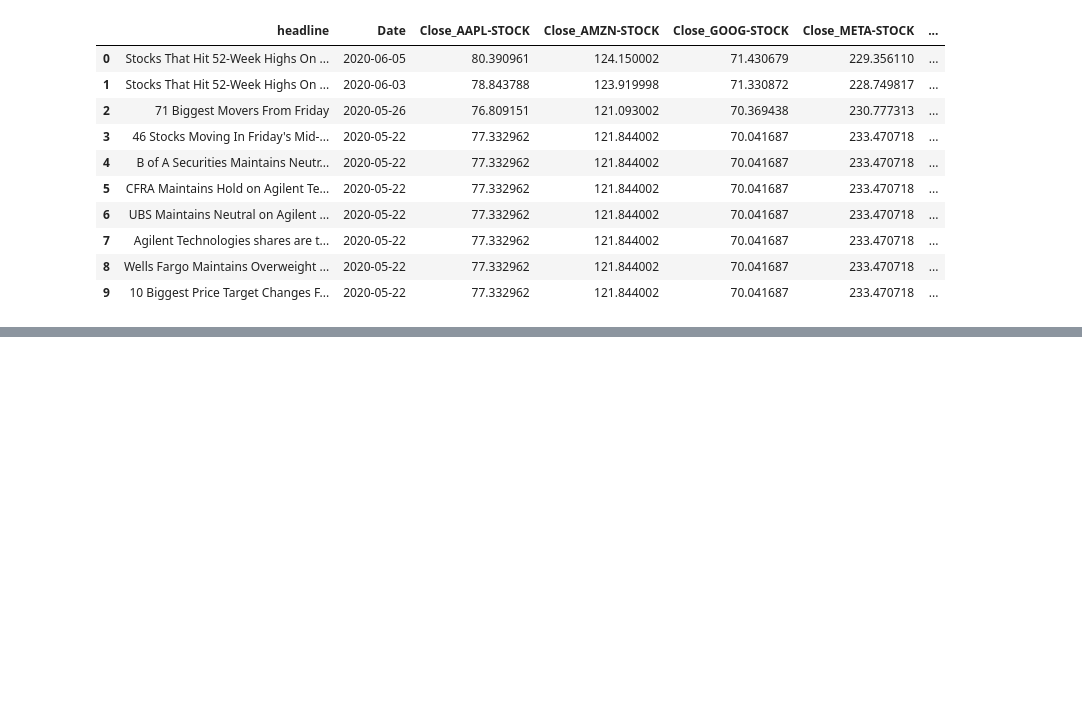
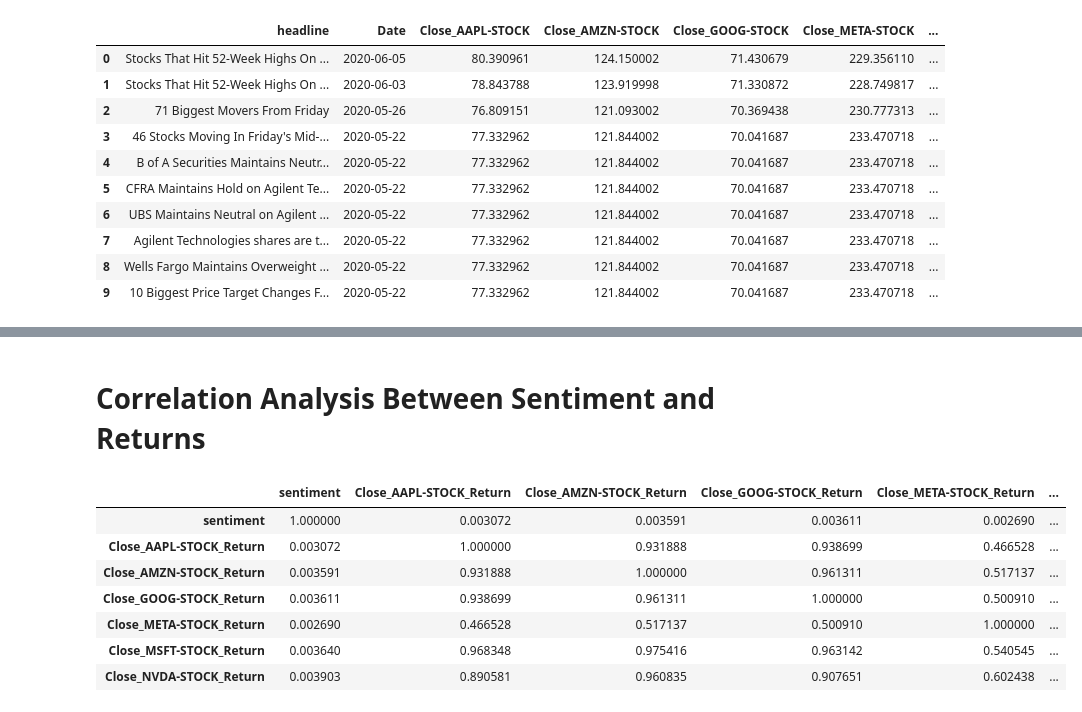
Before and after one commit to Aryam-21/Financial-News-and-Stock-Price-Analysis, a Jupyter notebook: notebooks/stock_analysis.ipynb, the cells around one changed output, grey strips where cells are left out. Cells and saved outputs as stored; diff of their text form; code cells hidden in the pictures; blank space fills up the shorter version.

```diff
--- a/notebooks/stock_analysis.ipynb
+++ b/notebooks/stock_analysis.ipynb
@@ -113,0 +112,15 @@ merged.head(10)
+# %% [markdown]
+# Correlation Analysis Between Sentiment and Returns
+# %%
+return_col = [f'{col}_Return' for col in stock_cols]
+correlation = merged[['sentiment'] + return_col].corr()
+correlation
+# %% [output]
+|  | sentiment | Close_AAPL-STOCK_Return | Close_AMZN-STOCK_Return | Close_GOOG-STOCK_Return | Close_META-STOCK_Return | ... |
+| sentiment | 1.000000 | 0.003072 | 0.003591 | 0.003611 | 0.002690 | ... |
+| Close_AAPL-STOCK_Return | 0.003072 | 1.000000 | 0.931888 | 0.938699 | 0.466528 | ... |
+| Close_AMZN-STOCK_Return | 0.003591 | 0.931888 | 1.000000 | 0.961311 | 0.517137 | ... |
+| Close_GOOG-STOCK_Return | 0.003611 | 0.938699 | 0.961311 | 1.000000 | 0.500910 | ... |
+| Close_META-STOCK_Return | 0.002690 | 0.466528 | 0.517137 | 0.500910 | 1.000000 | ... |
+| Close_MSFT-STOCK_Return | 0.003640 | 0.968348 | 0.975416 | 0.963142 | 0.540545 | ... |
+| Close_NVDA-STOCK_Return | 0.003903 | 0.890581 | 0.960835 | 0.907651 | 0.602438 | ... |
```
Also changed, not shown: parts of 6 cells of this notebook, 1 other file.
